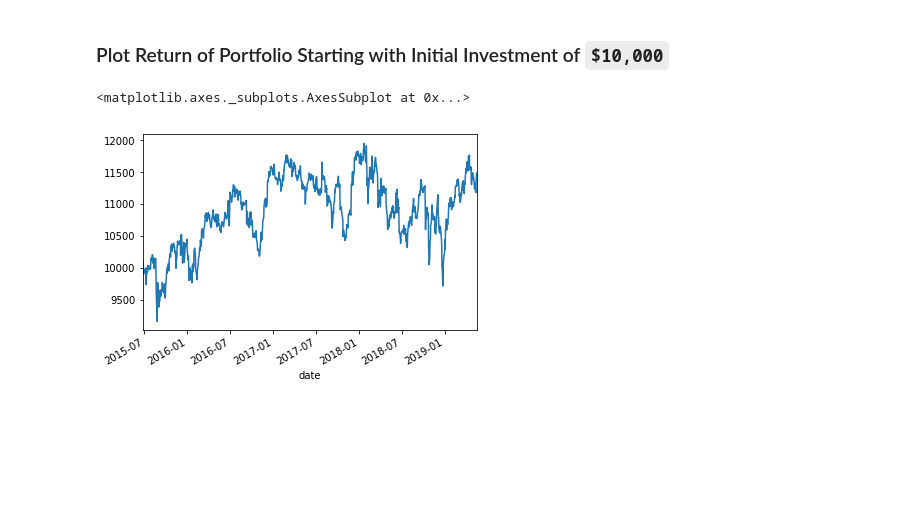
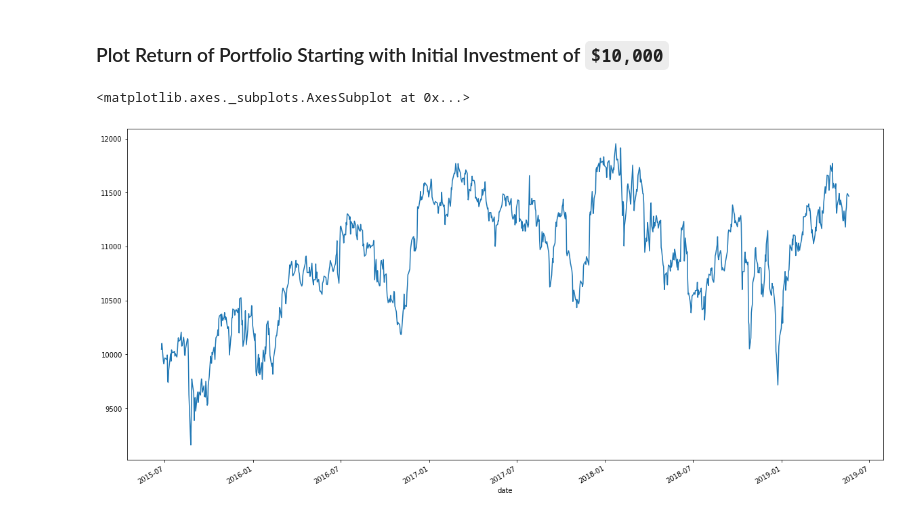
Before and after one commit to johnmyronmillar/GitLab, a Jupyter notebook: 01-Lesson-Plans/04-Pandas/4.1/Activities/08-Stu_Portfolio_Planner_Part_I/Unsolved/portfolio_planner_part_1.ipynb, the cells around one changed output. Saved outputs shown, nothing was run; the diff lists cells and outputs as text; code cells hidden in the pictures; blank space fills up the shorter version.

```diff
--- a/01-Lesson-Plans/04-Pandas/4.1/Activities/08-Stu_Portfolio_Planner_Part_I/Unsolved/portfolio_planner_part_1.ipynb
+++ b/01-Lesson-Plans/04-Pandas/4.1/Activities/08-Stu_Portfolio_Planner_Part_I/Unsolved/portfolio_planner_part_1.ipynb
@@ -75,6 +79,8 @@ ValueError: Length mismatch: Expected axis has 1 elements, new values have 10 el
 ### Calculate Daily Returns
 # %%
 # Use the `pct_change` function to calculate daily returns
+daily_returns = combined_df.pct_change()
+daily_returns.head()
 # %% [output]
 |  | BK | FANG | JNJ | LUV | MU | NKE | SBUX | T | WDC | WRK |
 | date |  |  |  |  |  |  |  |  |  |  |
@@ -103,6 +112,8 @@ dtype: float64
 ### Drop High Volatility Stocks
 # %%
 # Drop the five stocks with the highest volatility in daily returns
+daily_returns.drop(columns=['MU', 'WDC', 'JNJ', 'FANG', 'WRK'], inplace=True)
+daily_returns.head()
 # %% [output]
 |  | BK | LUV | NKE | SBUX | T |
 | date |  |  |  |  |  |
@@ -116,6 +127,9 @@ dtype: float64
 # %%
 # Set weights for corresponding risk profile of stocks, use the `dot` function to sum the product each weight and the corresponding stock daily return
 # BK, LUV, NKE, SBUX, T
+weights = [0.15, 0.05, 0.10, 0.2, 0.50]
+portfolio_returns = daily_returns.dot(weights)
+portfolio_returns
 # %% [output]
 date
 2015-06-24         NaN
@@ -128,6 +148,8 @@ dtype: float64
 ### Calculate Cumulative Returns
 # %%
 # Use the `cumprod` function to calculate cumulative returns
+cumulative_returns = (1 + portfolio_returns).cumprod()
+cumulative_returns.head()
 # %% [output]
 date
 2015-06-24         NaN
@@ -140,6 +162,9 @@ dtype: float64
 ### Plot Return of Portfolio Starting with Initial Investment of `$10,000`
 # %%
 # Plot the returns of the portfolio in terms of money
+initial_investment = 10000
+cumulative_profit = initial_investment * cumulative_returns
+cumulative_profit.plot(figsize=(20,10))
 # %% [output]
 <matplotlib.axes._subplots.AxesSubplot at 0x...>
-[figure, old version]
+[figure, new version]
```
Also changed, not shown: parts of 3 cells of this notebook, 4 other files.
